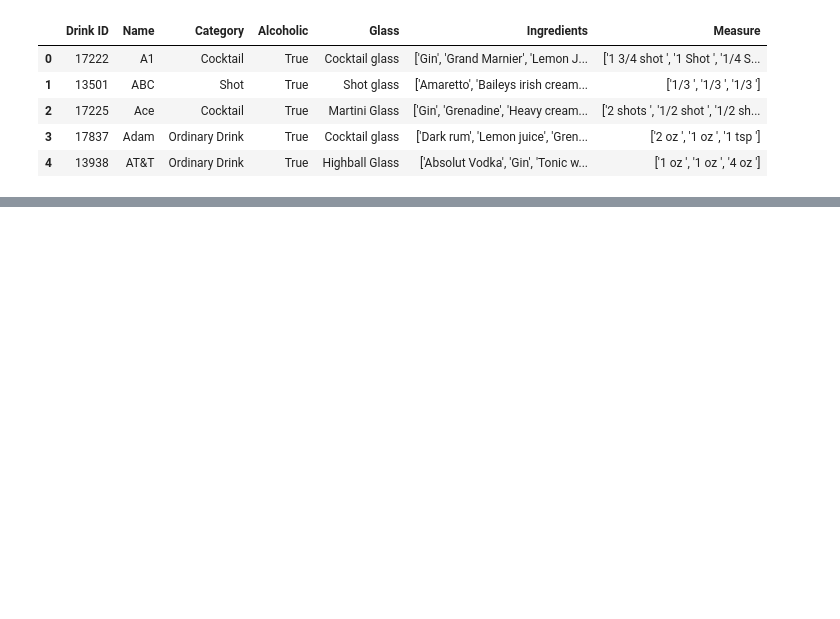
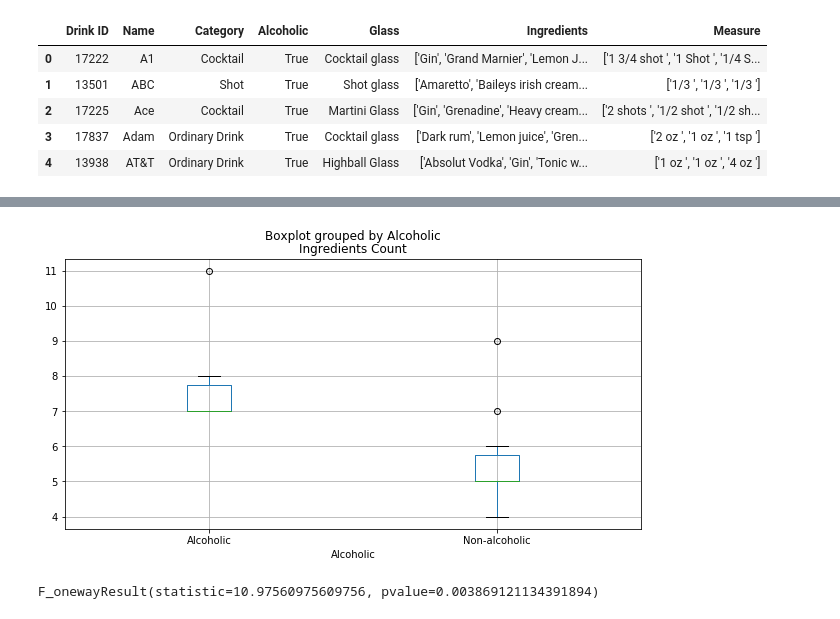
Before and after one commit to ashleep/Project-1_Team-1, a Jupyter notebook: vincent_complex.ipynb, the cells around one changed output, grey strips where cells are left out. Cells and saved outputs as stored; diff of their text form; code cells hidden in the pictures; blank space fills up the shorter version.

```diff
--- a/vincent_complex.ipynb
+++ b/vincent_complex.ipynb
@@ -104,0 +144,16 @@ plt.show()
+# %%
+# Restrict to the top 10 from both lists
+complex2_df = drink_al_df.loc[0:9,:][["Alcoholic", "Ingredients Count"]]
+complex2_df = complex2_df.append(drink_non_df.loc[0:9,:][["Alcoholic", "Ingredients Count"]], ignore_index=True)
+complex2_df.replace({True: "Alcoholic", False: "Non-alcoholic"}, inplace=True)
+
+complex2_df.boxplot("Ingredients Count", by="Alcoholic", figsize=(10, 5))
+plt.show()
+
+group1 = complex2_df[complex2_df["Alcoholic"] == "Alcoholic"]["Ingredients Count"]
+group2 = complex2_df[complex2_df["Alcoholic"] == "Non-alcoholic"]["Ingredients Count"]
+
+stats.f_oneway(group1, group2)
+# %% [output]
+[figure, added]
+F_onewayResult(statistic=10.97560975609756, pvalue=0.003869121134391894)
```
Also changed, not shown: parts of 6 cells of this notebook.
